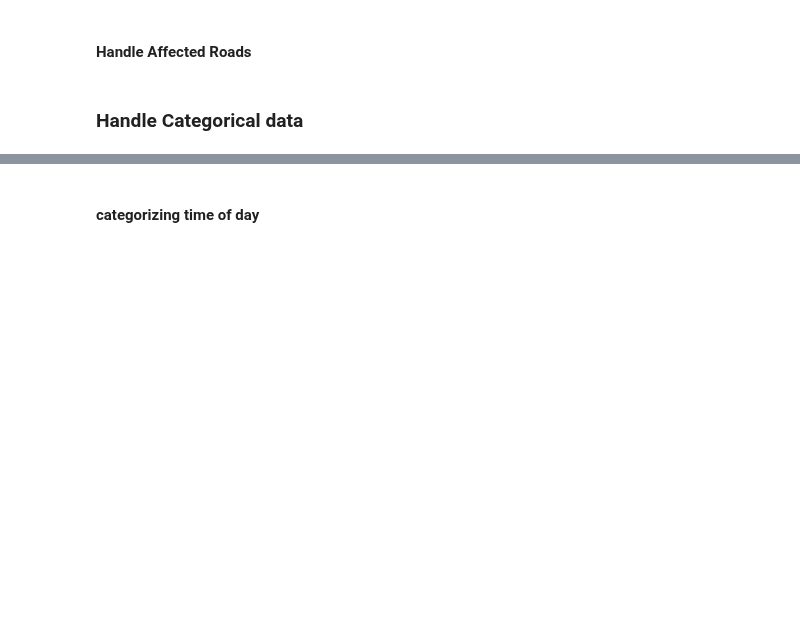
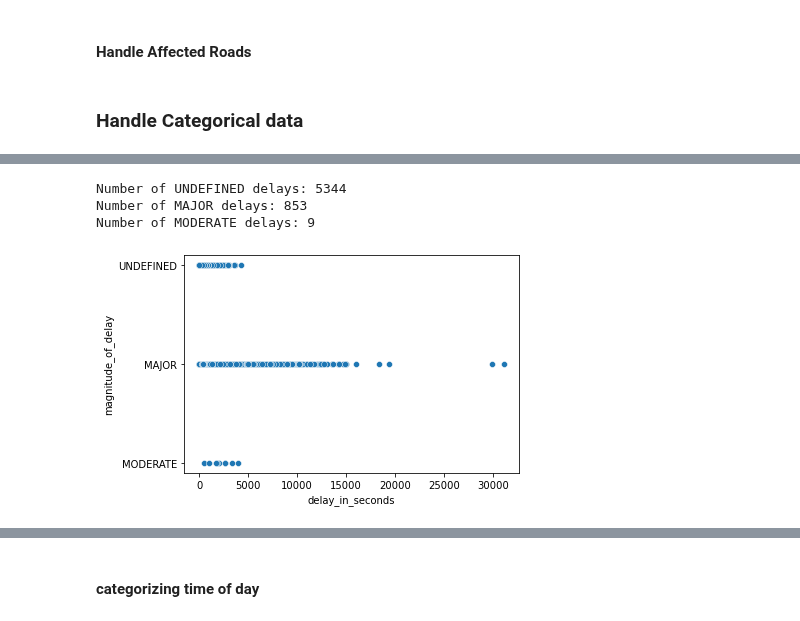
Before and after one commit to rsaSantos/DAA-Project, a Jupyter notebook: Task 2 (Competition)/incidents.ipynb, the cells around one changed output, grey strips where cells are left out. Saved outputs shown, nothing was run; the diff lists cells and outputs as text; code cells hidden in the pictures; blank space fills up the shorter version.

```diff
--- a/Task 2 (Competition)/incidents.ipynb
+++ b/Task 2 (Competition)/incidents.ipynb
@@ -193,0 +213,13 @@ dataset['avg_rain'] = dataset['avg_rain'].map(dict_avg_rain)
+# %%
+# Relation between magnitude of delay and delay in seconds
+sns.scatterplot(x='delay_in_seconds', y='magnitude_of_delay', data=dataset)
+
+# Count the UNDIFINED, MAJOR and MODERATE delays
+print("Number of UNDEFINED delays: {}".format(dataset[dataset['magnitude_of_delay'] == 'UNDEFINED'].shape[0]))
+print("Number of MAJOR delays: {}".format(dataset[dataset['magnitude_of_delay'] == 'MAJOR'].shape[0]))
+print("Number of MODERATE delays: {}".format(dataset[dataset['magnitude_of_delay'] == 'MODERATE'].shape[0]))
+# %% [output]
+Number of UNDEFINED delays: 5344
+Number of MAJOR delays: 853
+Number of MODERATE delays: 9
+[figure, added]
```
Also changed, not shown: parts of 56 cells of this notebook, 4 other files.
